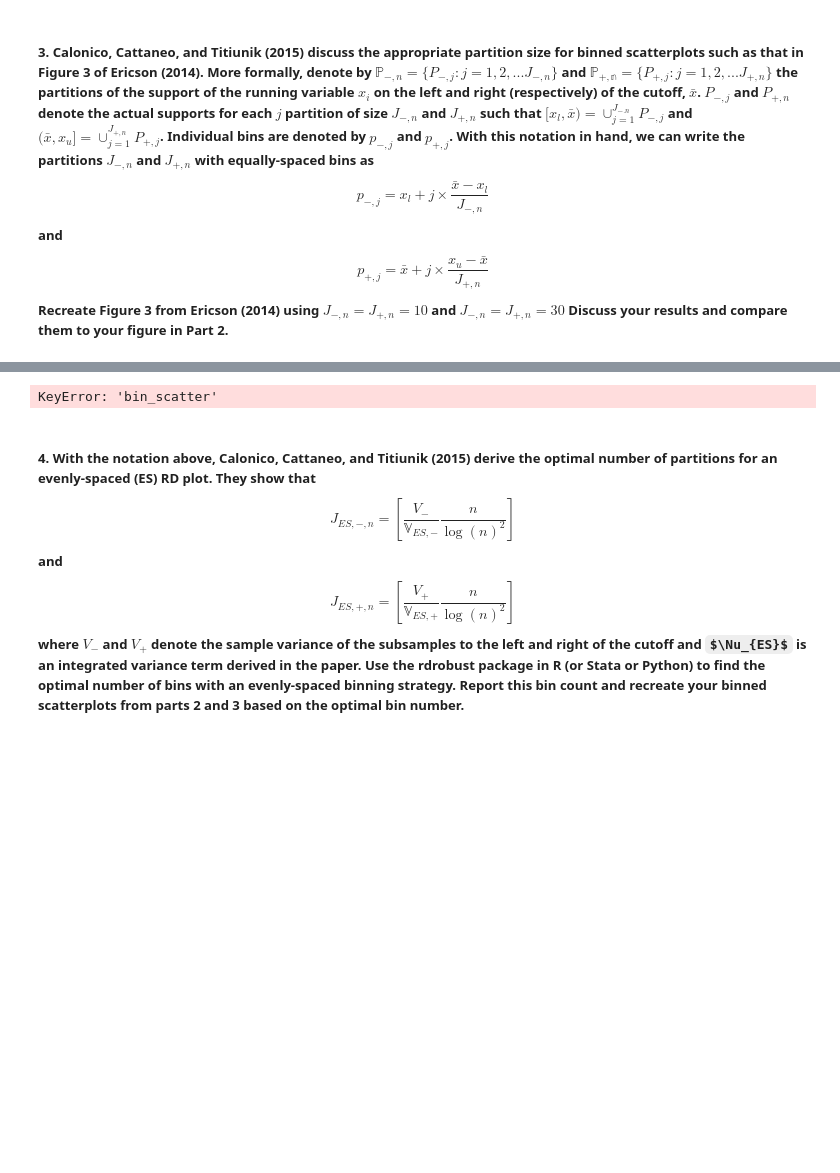
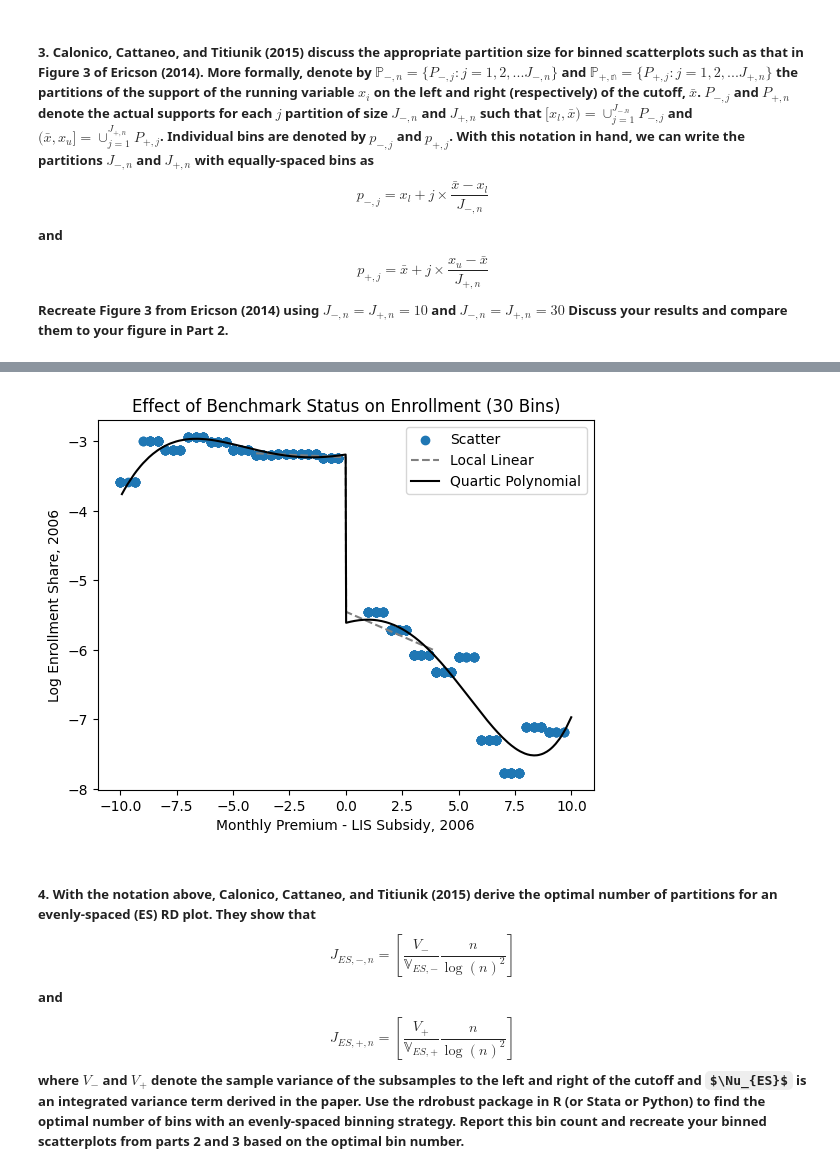
Before and after one commit to michaela-philip/EC771-Empirical-Assignment, a Jupyter notebook: Assignment.ipynb, the cells around one changed output, grey strips where cells are left out. Cells and saved outputs as stored; diff of their text form; code cells hidden in the pictures; some formulas as TeX source; blank space fills up the shorter version.

Commit message:
comment out actual code, only include references to analysis.files and code for plots

```diff
--- a/Assignment.ipynb
+++ b/Assignment.ipynb
@@ -111 +130,16 @@ plt.show()
+# %%
+#creating the graph
+plt.close()
+ytitle = "Log Enrollment Share, 2006"
+plt.scatter(scatter_data_2['bin'], scatter_data_2['bin_scatter'], label='Scatter')
+plt.plot(lin_data_sort['lis_premium'], lin_data_sort['local_lin'], linestyle='dashed', color='gray', label='Local Linear')
+plt.plot(poly_data_sort['lis_premium'], poly_data_sort['quart_poly'], linestyle='solid', color='black', label='Quartic Polynomial')
+plt.xlabel("Monthly Premium - LIS Subsidy, 2006")
+plt.ylabel(ytitle)
+plt.title("Effect of Benchmark Status on Enrollment (30 Bins)")
+plt.legend()
+plt.savefig('data/output/Figure3b.png')
+# plt.show()
+# %% [output]
+[figure, added]
 # %%
@@ -121,17 +155,15 @@ scatter_data['bin_scatter'] = bin_scatter.predict(scatter_data)
 # %%
-#creating the graph
-plt.close()
-ytitle = "Log Enrollment Share, 2006"
-plt.scatter(scatter_data['bin'], scatter_data['bin_scatter'], label='Scatter')
-plt.plot(lin_data_sort['lis_premium'], lin_data_sort['local_lin'], linestyle='dashed', color='gray', label='Local Linear')
-plt.plot(poly_data_sort['lis_premium'], poly_data_sort['quart_poly'], linestyle='solid', color='black', label='Quartic Polynomial')
-plt.xlabel("Monthly Premium - LIS Subsidy, 2006")
-plt.ylabel(ytitle)
-plt.title("Effect of Benchmark Status on Enrollment (30 Bins)")
-plt.legend()
-plt.savefig('data/output/Figure3b.png')
-plt.show()
+# #creating the graph
+# plt.close()
+# ytitle = "Log Enrollment Share, 2006"
+# plt.scatter(scatter_data['bin'], scatter_data['bin_scatter'], label='Scatter')
+# plt.plot(lin_data_sort['lis_premium'], lin_data_sort['local_lin'], linestyle='dashed', color='gray', label='Local Linear')
+# plt.plot(poly_data_sort['lis_premium'], poly_data_sort['quart_poly'], linestyle='solid', color='black', label='Quartic Polynomial')
+# plt.xlabel("Monthly Premium - LIS Subsidy, 2006")
+# plt.ylabel(ytitle)
+# plt.title("Effect of Benchmark Status on Enrollment (30 Bins)")
+# plt.legend()
+# plt.savefig('data/output/Figure3b.png')
+# plt.show()
-# %% [output]
-KeyError: 'bin_scatter'
 # %% [markdown]
 ##### 4. With the notation above, Calonico, Cattaneo, and Titiunik (2015) derive the optimal number of partitions for an evenly-spaced (ES) RD plot. They show that $$J_{ES, -, n} = [\frac{V_-}{\mathbb{V}_{ES,-}} \frac{n}{\log(n)^2}]$$ and $$J_{ES, +, n} = [\frac{V_+}{\mathbb{V}_{ES,+}} \frac{n}{\log(n)^2}]$$ where $V_-$ and $V_+$ denote the sample variance of the subsamples to the left and right of the cutoff and $\Nu_{ES}$ is an integrated variance term derived in the paper. Use the rdrobust package in R (or Stata or Python) to find the optimal number of bins with an evenly-spaced binning strategy. Report this bin count and recreate your binned scatterplots from parts 2 and 3 based on the optimal bin number.
```
Also changed, not shown: parts of 18 cells of this notebook.
